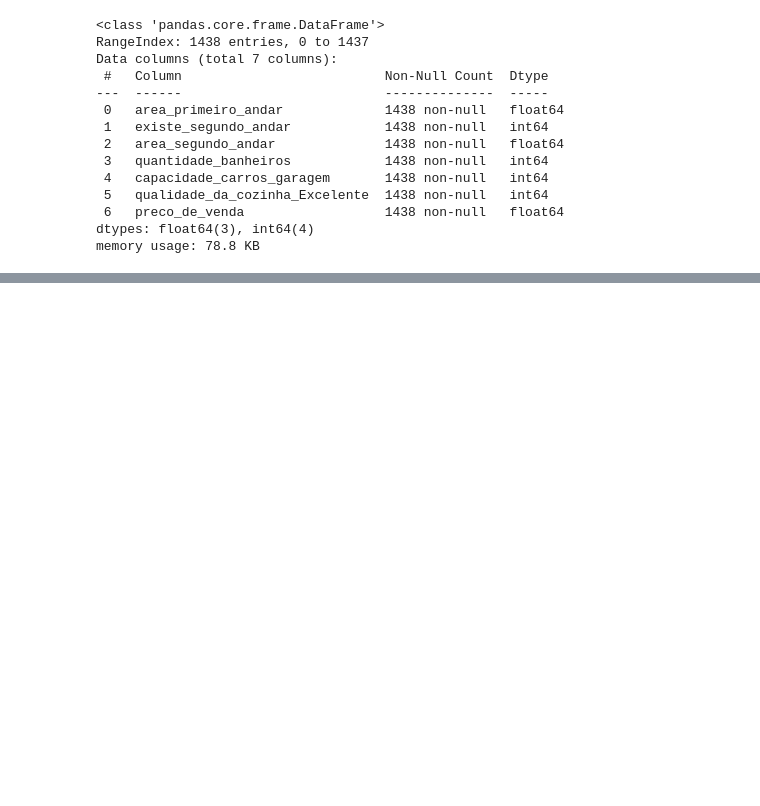
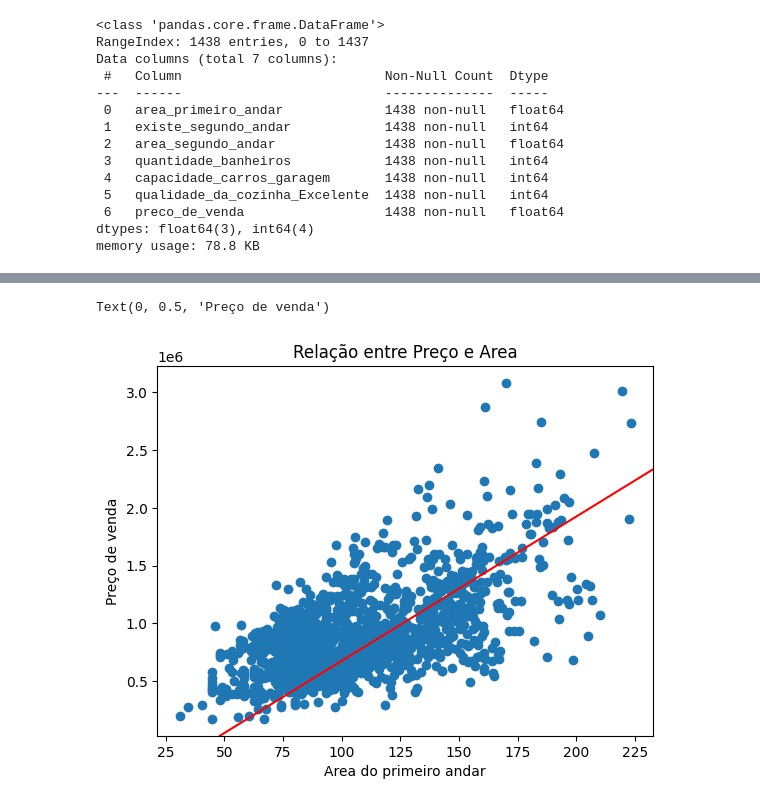
Before and after one commit to Cr0l3y/LR_House_Sale, a Jupyter notebook: projeto.ipynb, the cells around one changed output, grey strips where cells are left out. Drawn from its saved outputs; the diff is of its cells as text; code cells hidden in the pictures; blank space fills up the shorter version.

```diff
--- a/projeto.ipynb
+++ b/projeto.ipynb
@@ -42,0 +96,11 @@ memory usage: 78.8 KB
+# %%
+# Aparentemente, quanto maior a área do primeiro andar, maior o preço da casa.
+# E se quisermos traçar uma linha que melhor representa esse comportamento?
+plt.scatter(dados['area_primeiro_andar'], dados['preco_de_venda'])
+plt.axline(xy1=(66, 250000), xy2=(190, 1800000), color= "red") #Criando reta no grafico
+plt.title("Relação entre Preço e Area")
+plt.xlabel("Area do primeiro andar")
+plt.ylabel("Preço de venda")
+# %% [output]
+Text(0, 0.5, 'Preço de venda')
+[figure, added]
```
Also changed, not shown: parts of 23 cells of this notebook.
